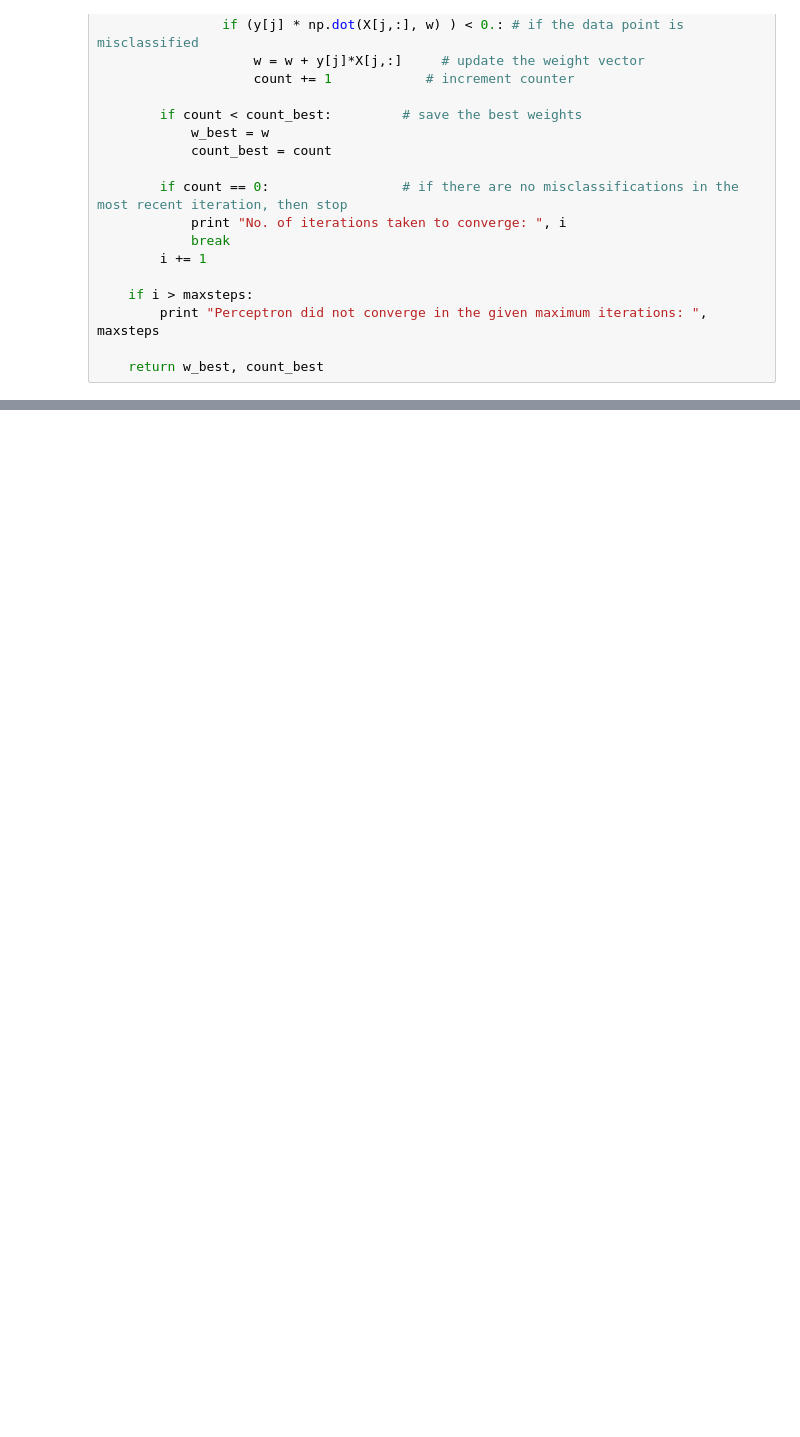
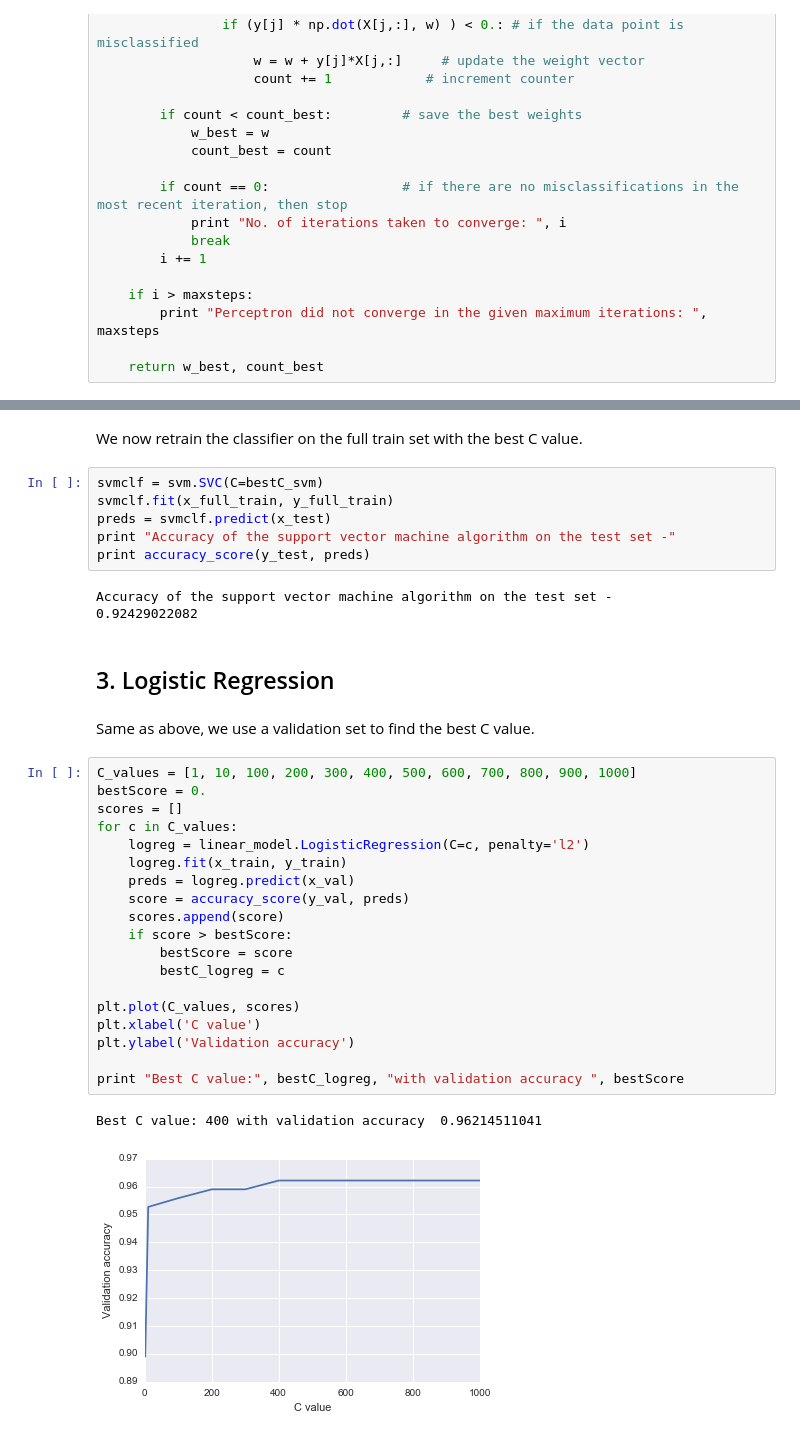
Before and after one commit to ps882/ORIE4741-Project, a Jupyter notebook: VoiceGenderClassification.ipynb, the cells around one changed output, grey strips where cells are left out. Drawn from its saved outputs; the diff is of its cells as text; blank space fills up the shorter version.

```diff
--- a/VoiceGenderClassification.ipynb
+++ b/VoiceGenderClassification.ipynb
@@ -294,0 +253,37 @@ count
+# %% [markdown]
+We now retrain the classifier on the full train set with the best C value.
+# %%
+svmclf = svm.SVC(C=bestC_svm)
+svmclf.fit(x_full_train, y_full_train)
+preds = svmclf.predict(x_test)
+print "Accuracy of the support vector machine algorithm on the test set -"
+print accuracy_score(y_test, preds)
+# %% [output]
+Accuracy of the support vector machine algorithm on the test set -
+0.92429022082
+# %% [markdown]
+## 3. Logistic Regression
+# %% [markdown]
+Same as above, we use a validation set to find the best C value.
+# %%
+C_values = [1, 10, 100, 200, 300, 400, 500, 600, 700, 800, 900, 1000]
+bestScore = 0.
+scores = []
+for c in C_values:
+    logreg = linear_model.LogisticRegression(C=c, penalty='l2')
+    logreg.fit(x_train, y_train)
+    preds = logreg.predict(x_val)
+    score = accuracy_score(y_val, preds)
+    scores.append(score)
+    if score > bestScore:
+        bestScore = score
+        bestC_logreg = c
+
+plt.plot(C_values, scores)
+plt.xlabel('C value')
+plt.ylabel('Validation accuracy')
+
+print "Best C value:", bestC_logreg, "with validation accuracy ", bestScore
+# %% [output]
+Best C value: 400 with validation accuracy  0.96214511041
+[figure, added]
```
Also changed, not shown: parts of 61 cells of this notebook.
